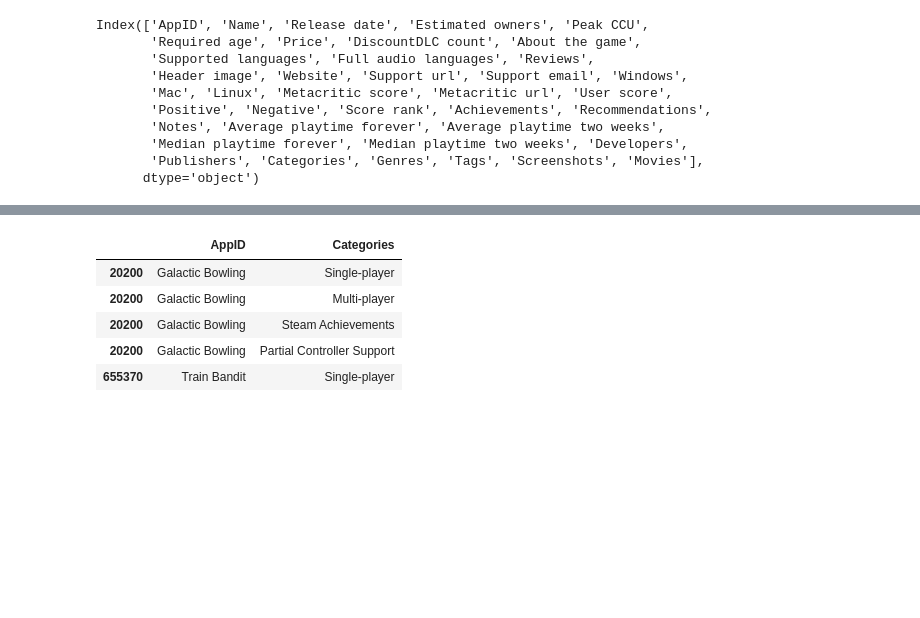
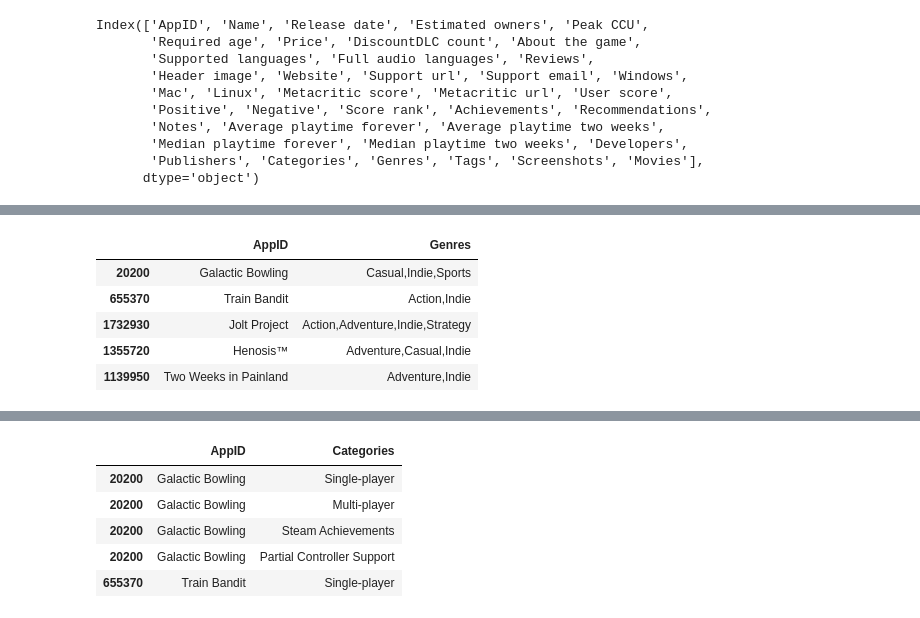
Before and after one commit to DollieSon/Dataset, a Jupyter notebook: setter.ipynb, the cells around one changed output, grey strips where cells are left out. Cells and saved outputs as stored; diff of their text form; code cells hidden in the pictures; blank space fills up the shorter version.

```diff
--- a/setter.ipynb
+++ b/setter.ipynb
@@ -22,0 +35,10 @@ Tags = data[['AppID','Tags']]
+# %%
+Genres = data[['AppID','Genres']]
+Genres.head()
+# %% [output]
+|  | AppID | Genres |
+| 20200 | Galactic Bowling | Casual,Indie,Sports |
+| 655370 | Train Bandit | Action,Indie |
+| 1732930 | Jolt Project | Action,Adventure,Indie,Strategy |
+| 1355720 | Henosis™ | Adventure,Casual,Indie |
+| 1139950 | Two Weeks in Painland | Adventure,Indie |
```
Also changed, not shown: parts of 4 cells of this notebook, 14 other files.
